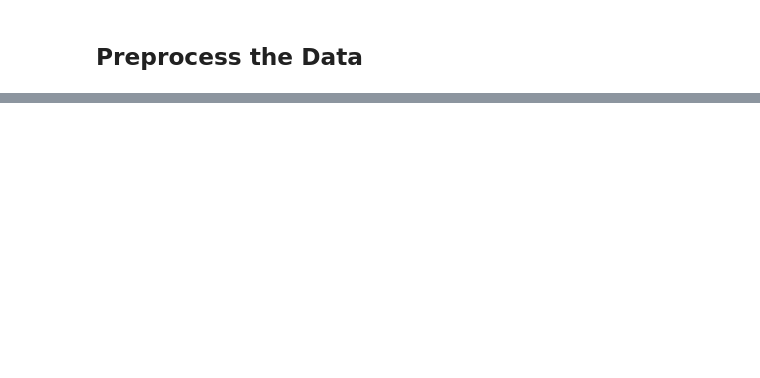
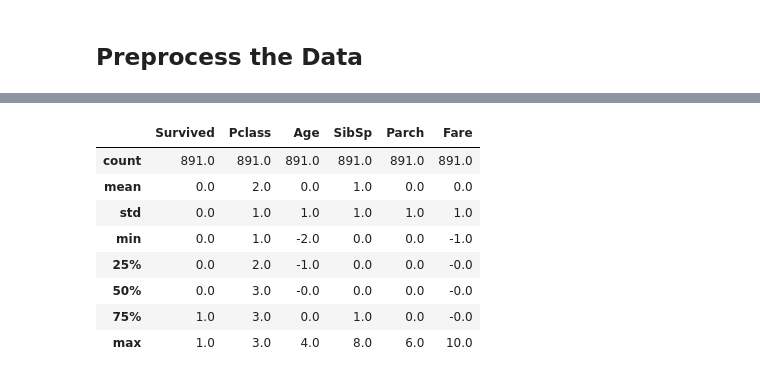
Before and after one commit to Aden-1/Machine-Learning, a Jupyter notebook: p2/main.ipynb, the cells around one changed output, grey strips where cells are left out. Saved outputs shown, nothing was run; the diff lists cells and outputs as text; code cells hidden in the pictures; blank space fills up the shorter version.

```diff
--- a/p2/main.ipynb
+++ b/p2/main.ipynb
@@ -166,3 +165,16 @@ Embarked       0
 dtype: int64
 # %%
 ## Feature scaling and encoding
+# %%
+# Encode the string data into numerical data
+
+cat_encoder = OneHotEncoder()
+titanic[["Embarked"]] = cat_encoder.fit_transform(titanic[["Embarked"]])
+titanic[["Sex"]] = cat_encoder.fit_transform(titanic[["Sex"]])
+# %%
+# Scale the data
+scaler = StandardScaler()
+scaler.fit(titanic[["Fare"]])
+titanic[["Fare"]] = scaler.transform(titanic[["Fare"]])
+scaler.fit(titanic[["Age"]])
+titanic[["Age"]] = scaler.transform(titanic[["Age"]])
@@ -168,0 +190,12 @@ dtype: int64
+# %%
+titanic.describe().round()
+# %% [output]
+|  | Survived | Pclass | Age | SibSp | Parch | Fare |
+| count | 891.0 | 891.0 | 891.0 | 891.0 | 891.0 | 891.0 |
+| mean | 0.0 | 2.0 | 0.0 | 1.0 | 0.0 | 0.0 |
+| std | 0.0 | 1.0 | 1.0 | 1.0 | 1.0 | 1.0 |
+| min | 0.0 | 1.0 | -2.0 | 0.0 | 0.0 | -1.0 |
+| 25% | 0.0 | 2.0 | -1.0 | 0.0 | 0.0 | -0.0 |
+| 50% | 0.0 | 3.0 | -0.0 | 0.0 | 0.0 | -0.0 |
+| 75% | 1.0 | 3.0 | 0.0 | 1.0 | 0.0 | -0.0 |
+| max | 1.0 | 3.0 | 4.0 | 8.0 | 6.0 | 10.0 |
```
Also changed, not shown: parts of 7 cells of this notebook.
